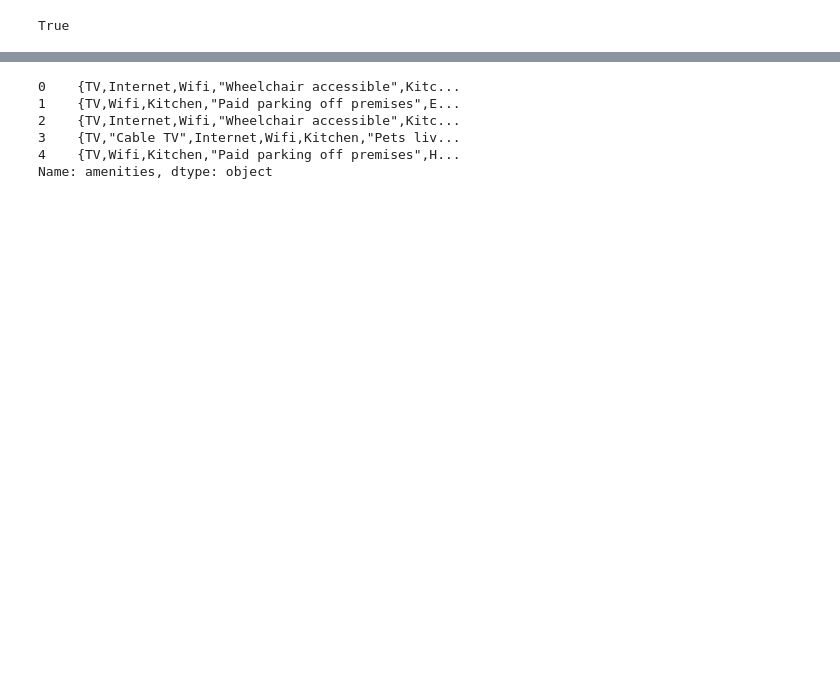
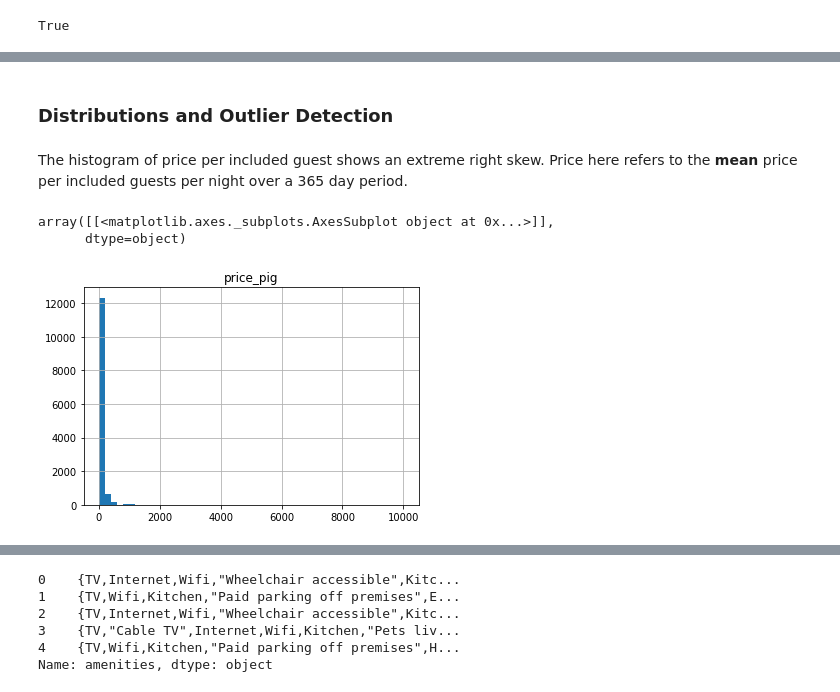
Before and after one commit to anailis/edinburgh-airbnbs, a Jupyter notebook: eda/Listings19.ipynb, the cells around one changed output, grey strips where cells are left out. Drawn from its saved outputs; the diff is of its cells as text; code cells hidden in the pictures; blank space fills up the shorter version.

```diff
--- a/eda/Listings19.ipynb
+++ b/eda/Listings19.ipynb
@@ -186,0 +78,10 @@ The `space` column contains additional details on amenities that may be extra to
+# %% [markdown]
+### Distributions and Outlier Detection
+# %% [markdown]
+The histogram of price per included guest shows an extreme right skew. Price here refers to the **mean** price per included guests per night over a 365 day period.
+# %%
+listings.hist(column = 'price_pig', bins = 50)
+# %% [output]
+array([[<matplotlib.axes._subplots.AxesSubplot object at 0x...>]],
+      dtype=object)
+[figure, added]
```
Also changed, not shown: parts of 62 cells of this notebook.
